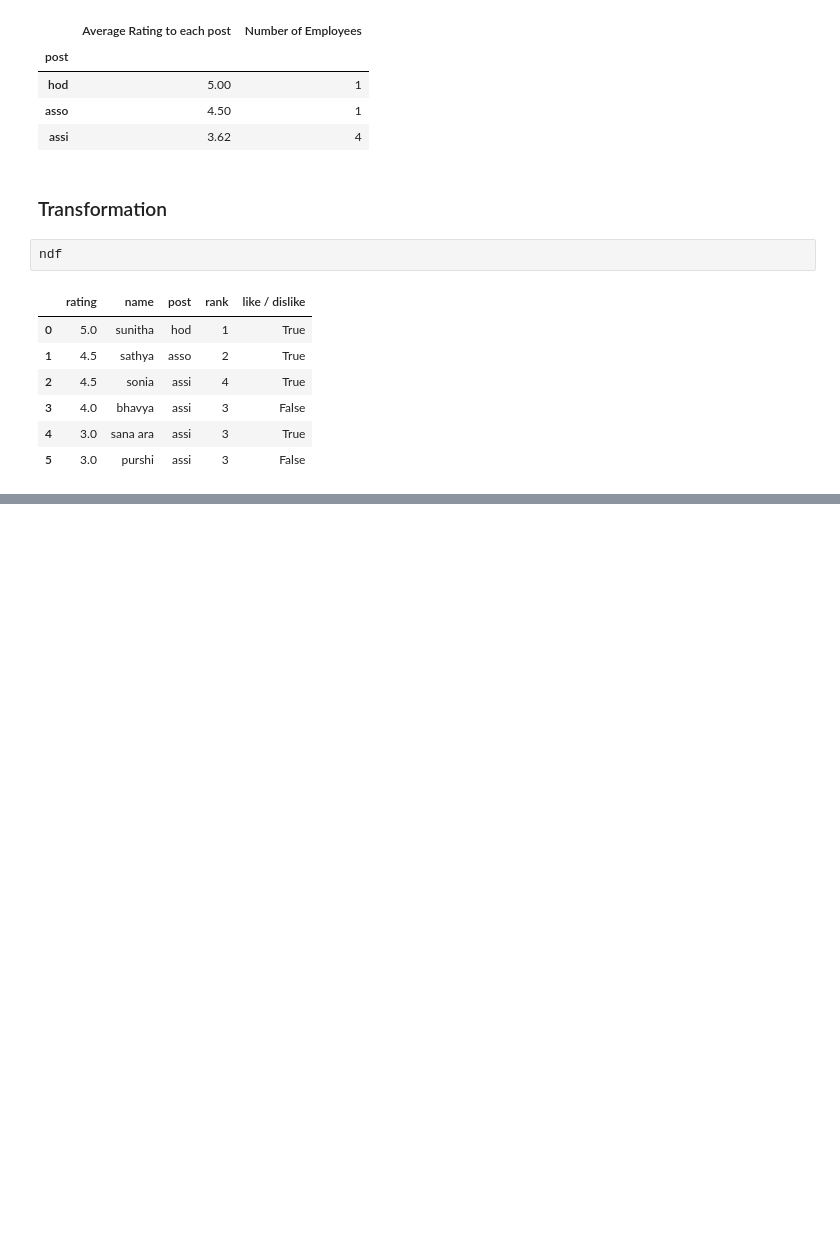
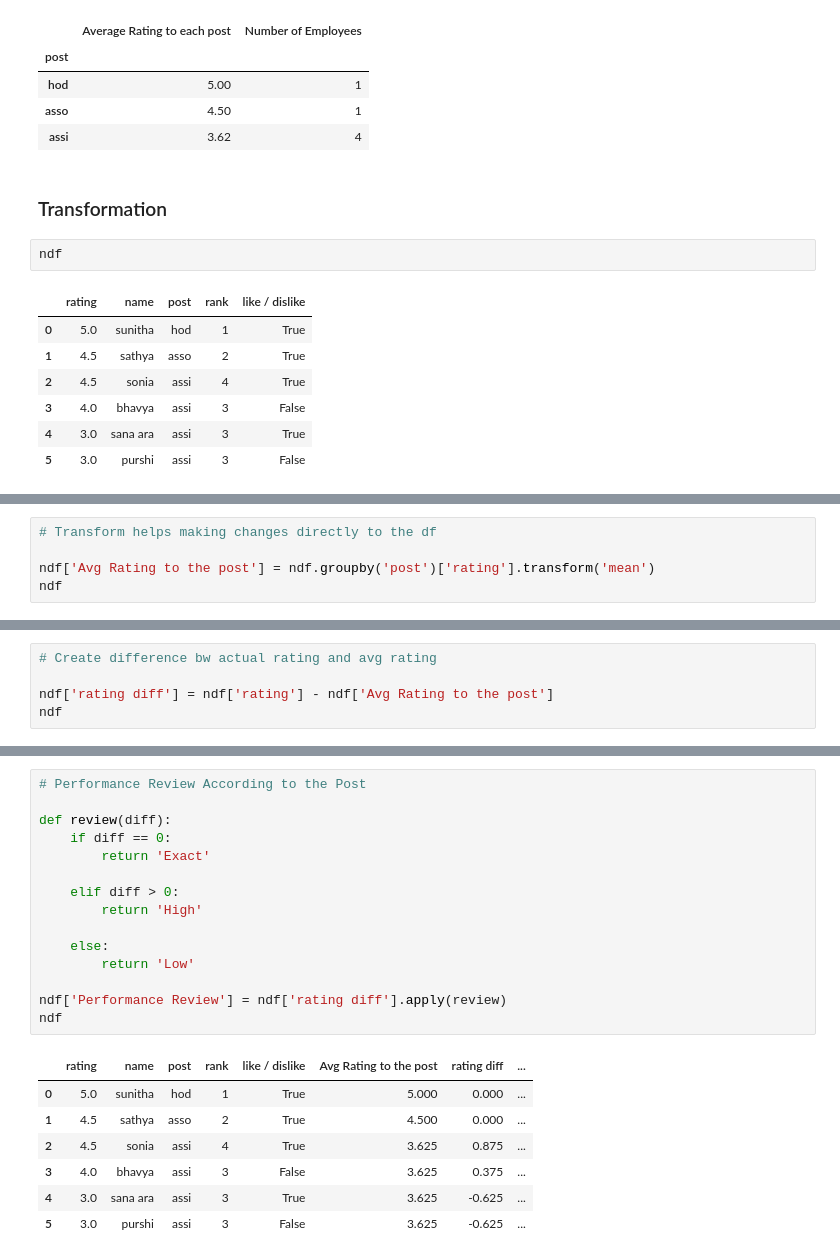
Before and after one commit to shreymusician/data-science-journey, a Jupyter notebook: module 3/Groupby.ipynb, the cells around one changed output, grey strips where cells are left out. Drawn from its saved outputs; the diff is of its cells as text; blank space fills up the shorter version.

```diff
--- a/module 3/Groupby.ipynb
+++ b/module 3/Groupby.ipynb
@@ -238,0 +242,5 @@ ndf
+# %%
+# Transform helps making changes directly to the df
+
+ndf['Avg Rating to the post'] = ndf.groupby('post')['rating'].transform('mean')
+ndf
@@ -238,0 +255,5 @@ ndf
+# %%
+# Create difference bw actual rating and avg rating
+
+ndf['rating diff'] = ndf['rating'] - ndf['Avg Rating to the post']
+ndf
@@ -238,0 +268,23 @@ ndf
+# %%
+# Performance Review According to the Post
+
+def review(diff):
+    if diff == 0:
+        return 'Exact'
+
+    elif diff > 0:
+        return 'High'
+
+    else:
+        return 'Low'
+
+ndf['Performance Review'] = ndf['rating diff'].apply(review)
+ndf
+# %% [output]
+|  | rating | name | post | rank | like / dislike | Avg Rating to the post | rating diff | ... |
+| 0 | 5.0 | sunitha | hod | 1 | True | 5.000 | 0.000 | ... |
+| 1 | 4.5 | sathya | asso | 2 | True | 4.500 | 0.000 | ... |
+| 2 | 4.5 | sonia | assi | 4 | True | 3.625 | 0.875 | ... |
+| 3 | 4.0 | bhavya | assi | 3 | False | 3.625 | 0.375 | ... |
+| 4 | 3.0 | sana ara | assi | 3 | True | 3.625 | -0.625 | ... |
+| 5 | 3.0 | purshi | assi | 3 | False | 3.625 | -0.625 | ... |
```
Also changed, not shown: parts of 10 cells of this notebook.
